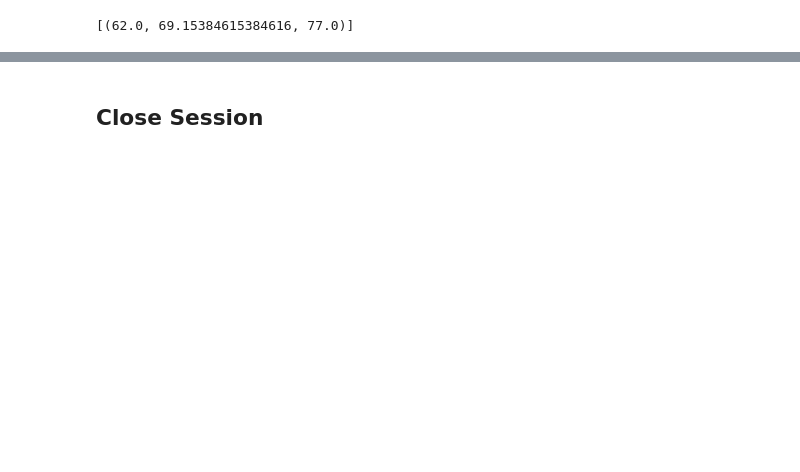
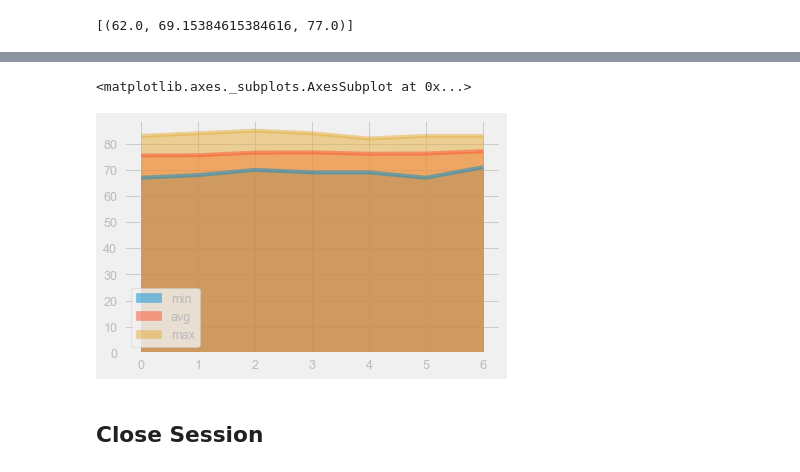
Before and after one commit to aaronlee28/sqlalchemy-challenge, a Jupyter notebook: bonus/temp_analysis_2/10-Advanced-Data-Storage-and-Retrieval_Homework_Instructions_temp_analysis_bonus_2_starter.ipynb, the cells around one changed output, grey strips where cells are left out. Saved outputs shown, nothing was run; the diff lists cells and outputs as text; code cells hidden in the pictures; blank space fills up the shorter version.

```diff
--- a/bonus/temp_analysis_2/10-Advanced-Data-Storage-and-Retrieval_Homework_Instructions_temp_analysis_bonus_2_starter.ipynb
+++ b/bonus/temp_analysis_2/10-Advanced-Data-Storage-and-Retrieval_Homework_Instructions_temp_analysis_bonus_2_starter.ipynb
@@ -108,10 +151,26 @@ start_date = '2017-08-01'
 end_date = '2017-08-07'
 
 # Use the start and end date to create a range of dates
-
+index_name = ['2017-08-01','2017-08-02','2017-08-03','2017-08-04','2017-08-05','2017-08-06','2017-08-07']
 
 # Strip off the year and save a list of strings in the format %m-%d
 
 
-# Use the `daily_normals` function to calculate the normals for each date string
-# and append the results to a list called `normals`.
+
+# Use the `daily_normals` function to calculate the normals for each date string and append the results to a list called `normals`.
+day1 = daily_normals('08-01')
+day2 = daily_normals('08-02')
+day3 = daily_normals('08-03')
+day4 = daily_normals('08-04')
+day5 = daily_normals('08-05')
+day6 = daily_normals('08-06')
+day7 = daily_normals('08-07')
+
+day1.extend(day2)
+day1.extend(day3)
+day1.extend(day4)
+day1.extend(day5)
+day1.extend(day6)
+day1.extend(day7)
+
+day1
@@ -118,2 +185,5 @@ end_date = '2017-08-07'
 # %%
 # Load the previous query results into a Pandas DataFrame and add the `trip_dates` range as the `date` index
+df = pd.DataFrame(day1, columns=['min','avg','max'])
+df['date'] = index_name
+df.set_index('date')
@@ -120,4 +200,8 @@ end_date = '2017-08-07'
 # %%
 # Plot the daily normals as an area plot with `stacked=False`
+df.plot.area(stacked=False)
+# %% [output]
+<matplotlib.axes._subplots.AxesSubplot at 0x...>
+[figure, added]
 # %% [markdown]
 ## Close Session
```
Also changed, not shown: parts of 7 cells of this notebook.
